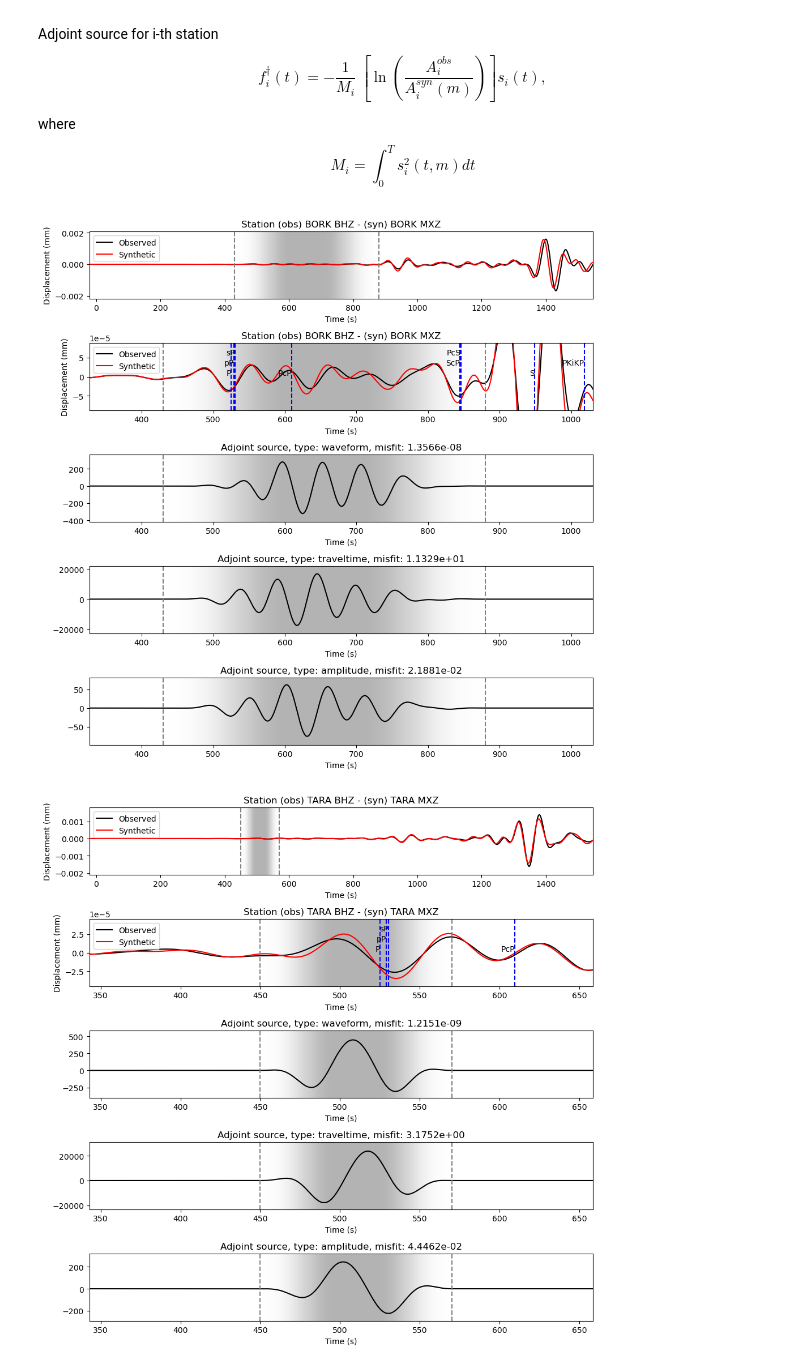
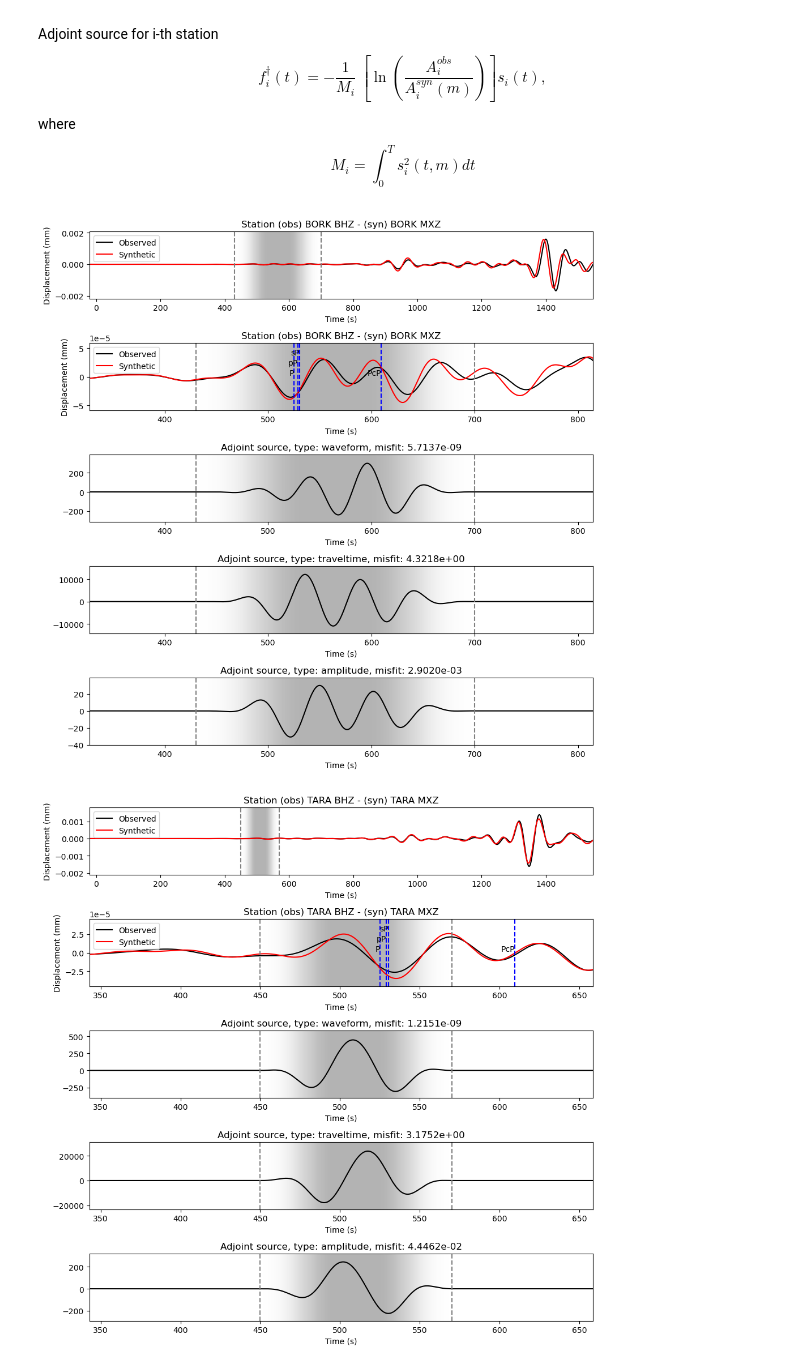
Before and after one commit to mnagaso/workshop_scoped_2024_specfem3d_globe, a Jupyter notebook: data_process_and_run_fwi_demo.ipynb, the cells around one changed output. Cells and saved outputs as stored; diff of their text form; code cells hidden in the pictures.

Commit message:
update kernel image

```diff
--- a/data_process_and_run_fwi_demo.ipynb
+++ b/data_process_and_run_fwi_demo.ipynb
@@ -916,14 +916,14 @@ def calculate_adjoint_source(_tr_obs, _tr_syn, origin, tmin, tmax,
 # %%
 # calculate adjoint source for 'BORK' station
 test_tr_syn = st_syn.select(station='BORK', channel='MXZ')[0].copy()
 test_tr_obs = st_obs.select(station='BORK', channel='BHZ')[0].copy()
 
-twin_BORK = [430, 880]
+twin_BORK = [430, 700]
 taper_percentage_BORK=0.8 # window length * taper_percentage / 2 is the taper length of the initial and final part of the window
 win_type='hann'
 _, _ = calculate_adjoint_source(test_tr_obs, test_tr_syn, origin, twin_BORK[0], twin_BORK[1], plot=True, adjtype='waveform',   taper_percentage=taper_percentage_BORK, win_type=win_type)
 # %% [output]
-[figure, old version]
+[figure, new version]
 # %%
 # for TARA station
 test_tr_syn = st_syn.select(station='TARA', channel='MXZ')[0].copy()
```
Also changed, not shown: 2 other files.
